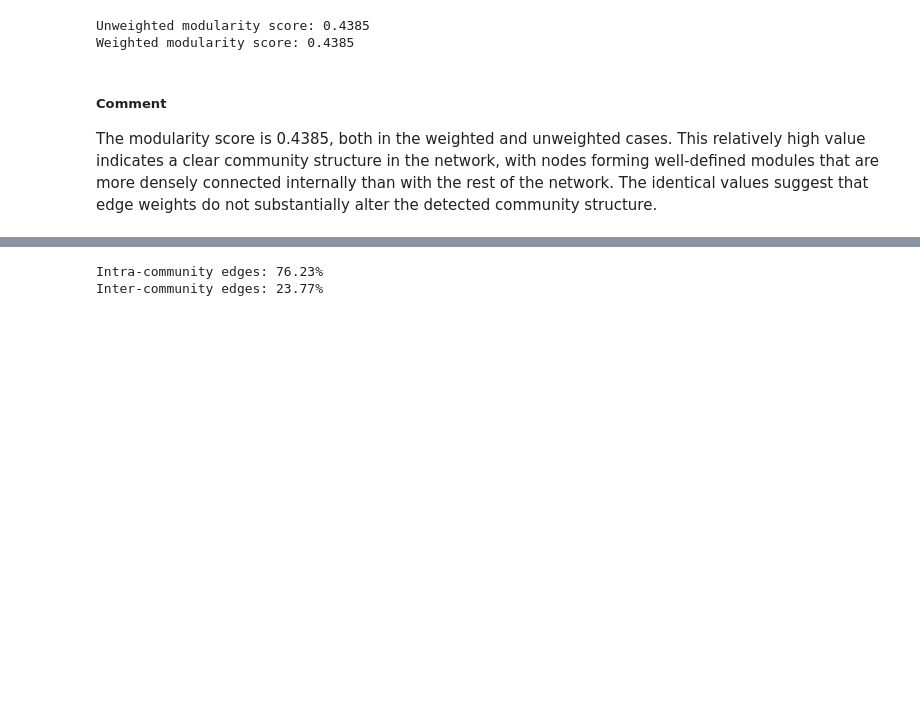
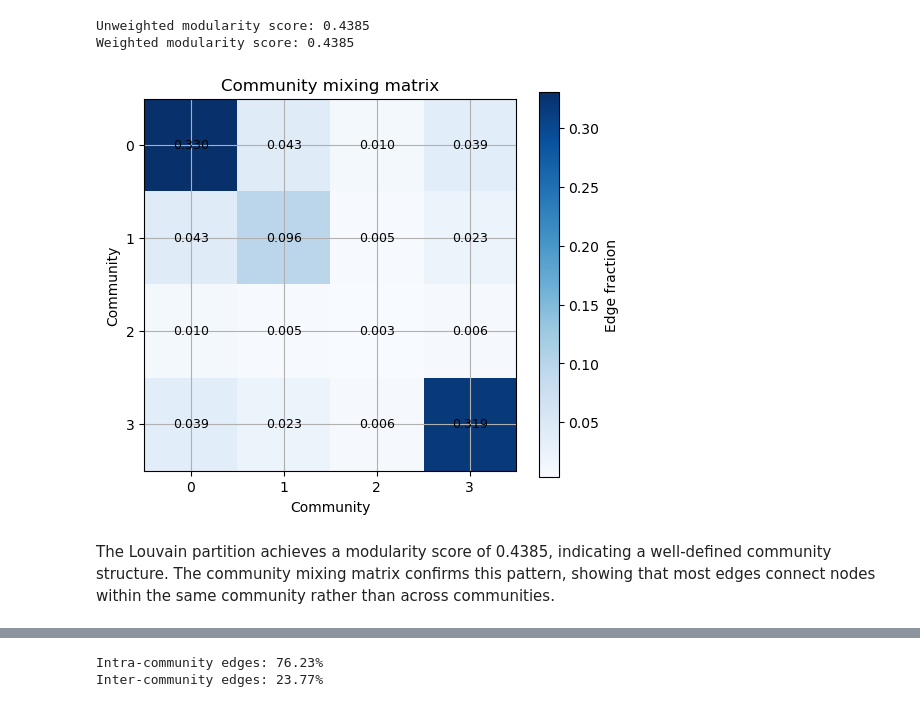
Before and after one commit to leilacielok/network_analysis, a Jupyter notebook: network_analysis.ipynb, the cells around one changed output, grey strips where cells are left out. Cells and saved outputs as stored; diff of their text form; code cells hidden in the pictures; blank space fills up the shorter version.

Commit message:
comments on descriptive metrics and community detection

```diff
--- a/network_analysis.ipynb
+++ b/network_analysis.ipynb
@@ -608,7 +586,33 @@ print(f"Weighted modularity score: {mod_score_w:.4f}")
 # %% [output]
 Unweighted modularity score: 0.4385
 Weighted modularity score: 0.4385
+# %%
+# Community mixing matrix: edges among communities (undirected)
+mix_matrix = nx.attribute_mixing_matrix(G_und, "community")
+
+# Heatmap
+plt.figure(figsize=(6,5))
+
+plt.imshow(mix_matrix, cmap="Blues")
+plt.colorbar(label="Edge fraction")
+
+plt.xticks(range(len(mix_matrix)), range(len(mix_matrix)))
+plt.yticks(range(len(mix_matrix)), range(len(mix_matrix)))
+
+plt.xlabel("Community")
+plt.ylabel("Community")
+plt.title("Community mixing matrix")
+
+# Add numbers inside the cells
+for i in range(mix_matrix.shape[0]):
+    for j in range(mix_matrix.shape[1]):
+        plt.text(j, i, f"{mix_matrix[i, j]:.3f}",
+                 ha="center", va="center",
+                 color="black", fontsize=9)
+
+plt.show()
+# %% [output]
+[figure, new version]
 # %% [markdown]
-##### Comment
-The modularity score is 0.4385, both in the weighted and unweighted cases. This relatively high value indicates a clear community structure in the network, with nodes forming well-defined modules that are more densely connected internally than with the rest of the network. The identical values suggest that edge weights do not substantially alter the detected community structure.
+The Louvain partition achieves a modularity score of 0.4385, indicating a well-defined community structure. The community mixing matrix confirms this pattern, showing that most edges connect nodes within the same community rather than across communities.
 # %%
```
Also changed, not shown: parts of 16 cells of this notebook.
